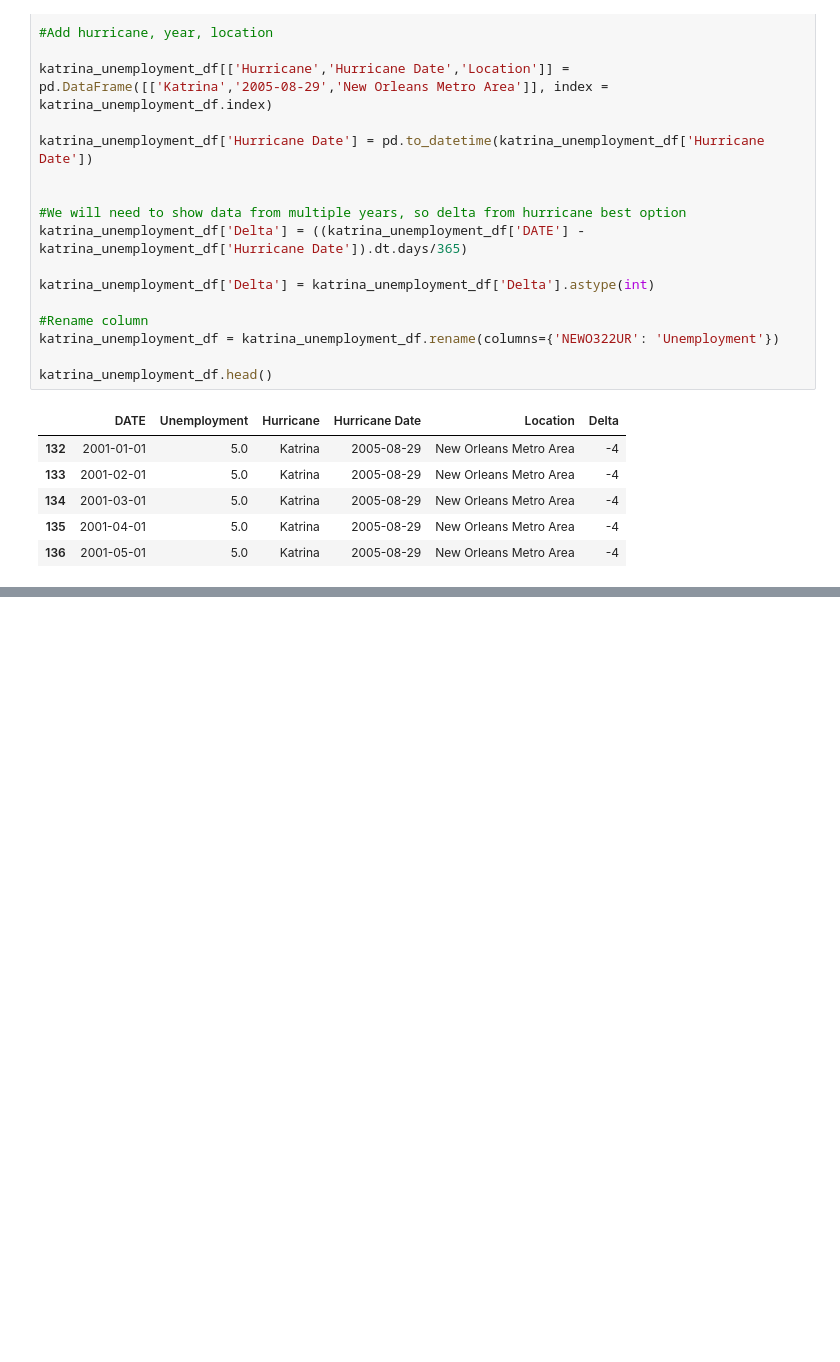
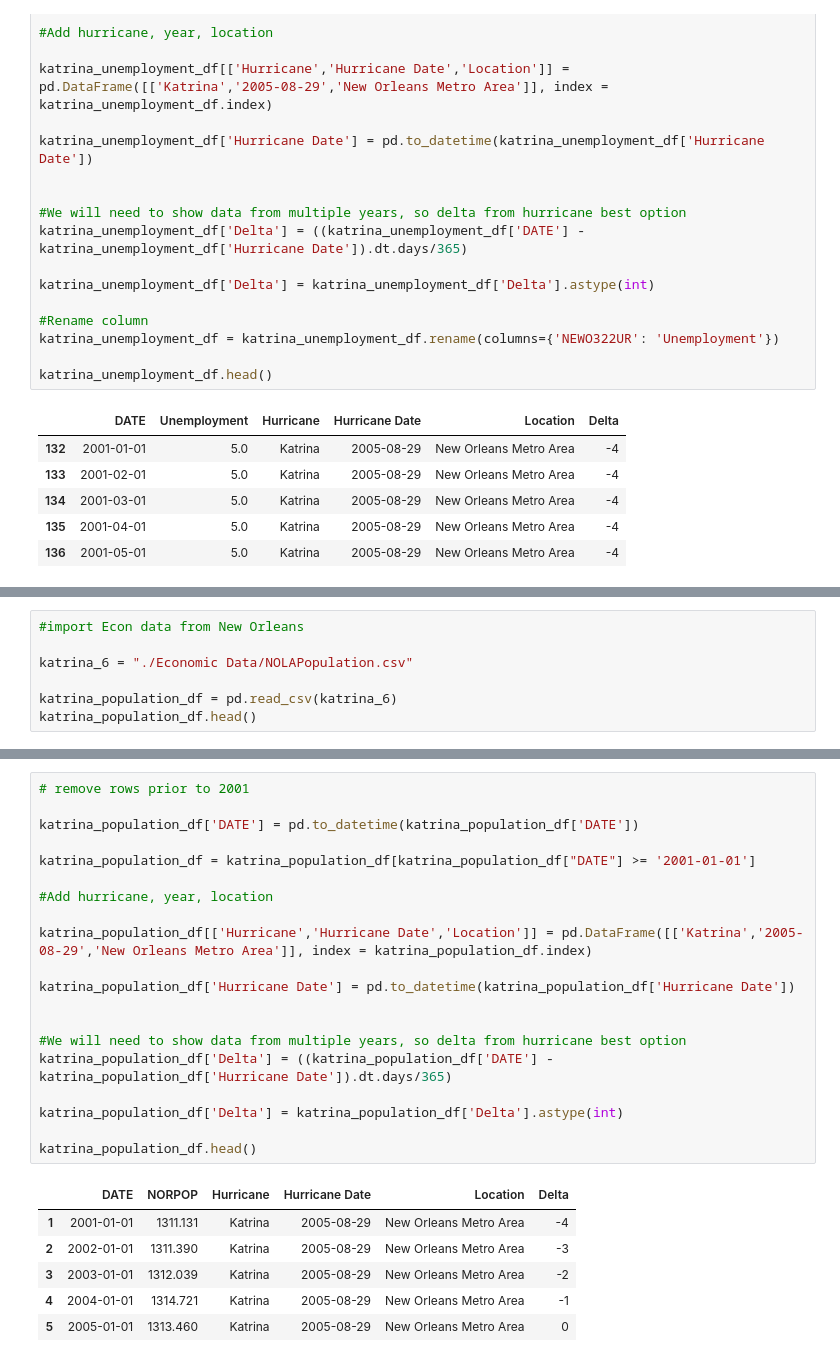
Before and after one commit to mchrzanowski27/Project1, a Jupyter notebook: Project 1 Data Katrina.ipynb, the cells around one changed output, grey strips where cells are left out. Drawn from its saved outputs; the diff is of its cells as text; blank space fills up the shorter version.

```diff
--- a/Project 1 Data Katrina.ipynb
+++ b/Project 1 Data Katrina.ipynb
@@ -183,0 +225,7 @@ katrina_unemployment_df.head()
+# %%
+#import Econ data from New Orleans
+
+katrina_6 = "./Economic Data/NOLAPopulation.csv"
+
+katrina_population_df = pd.read_csv(katrina_6)
+katrina_population_df.head()
@@ -184,3 +239,30 @@ katrina_unemployment_df.head()
+# %%
+# remove rows prior to 2001
+
+katrina_population_df['DATE'] = pd.to_datetime(katrina_population_df['DATE'])
+
+katrina_population_df = katrina_population_df[katrina_population_df["DATE"] >= '2001-01-01']
+
+#Add hurricane, year, location
+
+katrina_population_df[['Hurricane','Hurricane Date','Location']] = pd.DataFrame([['Katrina','2005-08-29','New Orleans Metro Area']], index = katrina_population_df.index)
+
+katrina_population_df['Hurricane Date'] = pd.to_datetime(katrina_population_df['Hurricane Date'])
+
+
+#We will need to show data from multiple years, so delta from hurricane best option
+katrina_population_df['Delta'] = ((katrina_population_df['DATE'] - katrina_population_df['Hurricane Date']).dt.days/365)
+
+katrina_population_df['Delta'] = katrina_population_df['Delta'].astype(int)
+
+katrina_population_df.head()
+# %% [output]
+|  | DATE | NORPOP | Hurricane | Hurricane Date | Location | Delta |
+| 1 | 2001-01-01 | 1311.131 | Katrina | 2005-08-29 | New Orleans Metro Area | -4 |
+| 2 | 2002-01-01 | 1311.390 | Katrina | 2005-08-29 | New Orleans Metro Area | -3 |
+| 3 | 2003-01-01 | 1312.039 | Katrina | 2005-08-29 | New Orleans Metro Area | -2 |
+| 4 | 2004-01-01 | 1314.721 | Katrina | 2005-08-29 | New Orleans Metro Area | -1 |
+| 5 | 2005-01-01 | 1313.460 | Katrina | 2005-08-29 | New Orleans Metro Area | 0 |
 # %%
 #export to CSV
 
```
Also changed, not shown: parts of 4 cells of this notebook, 9 other files.
